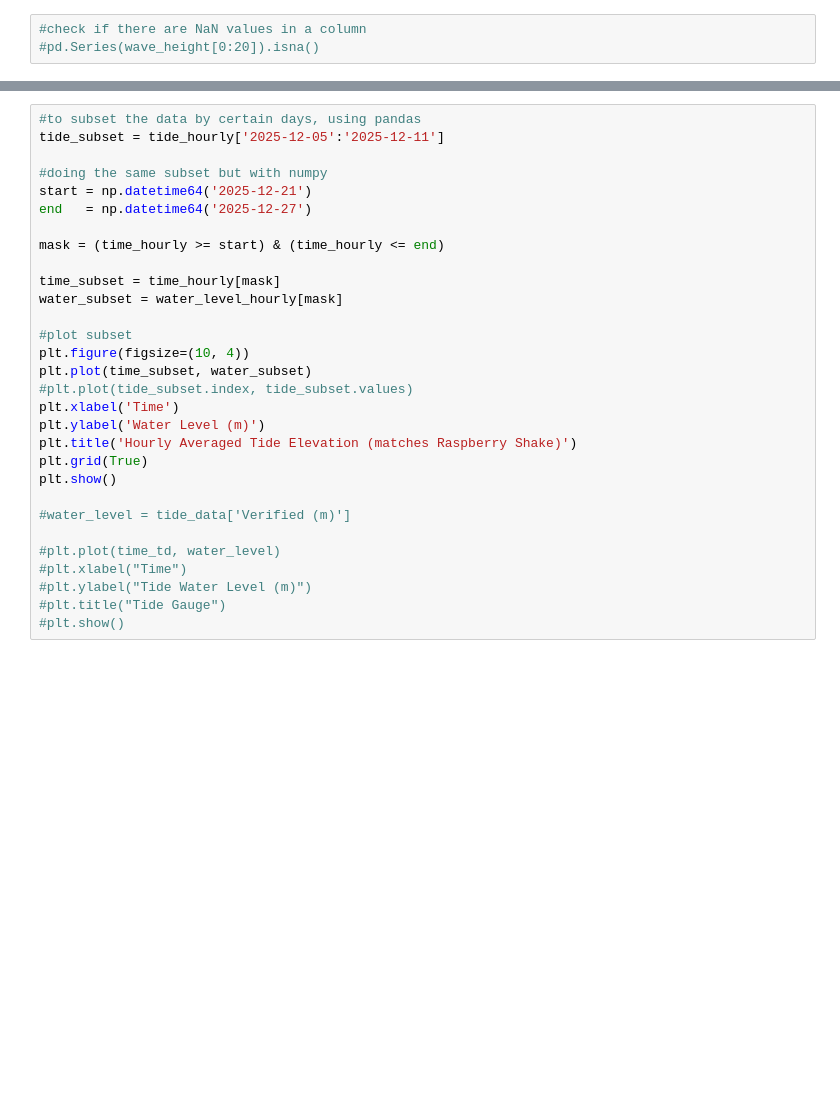
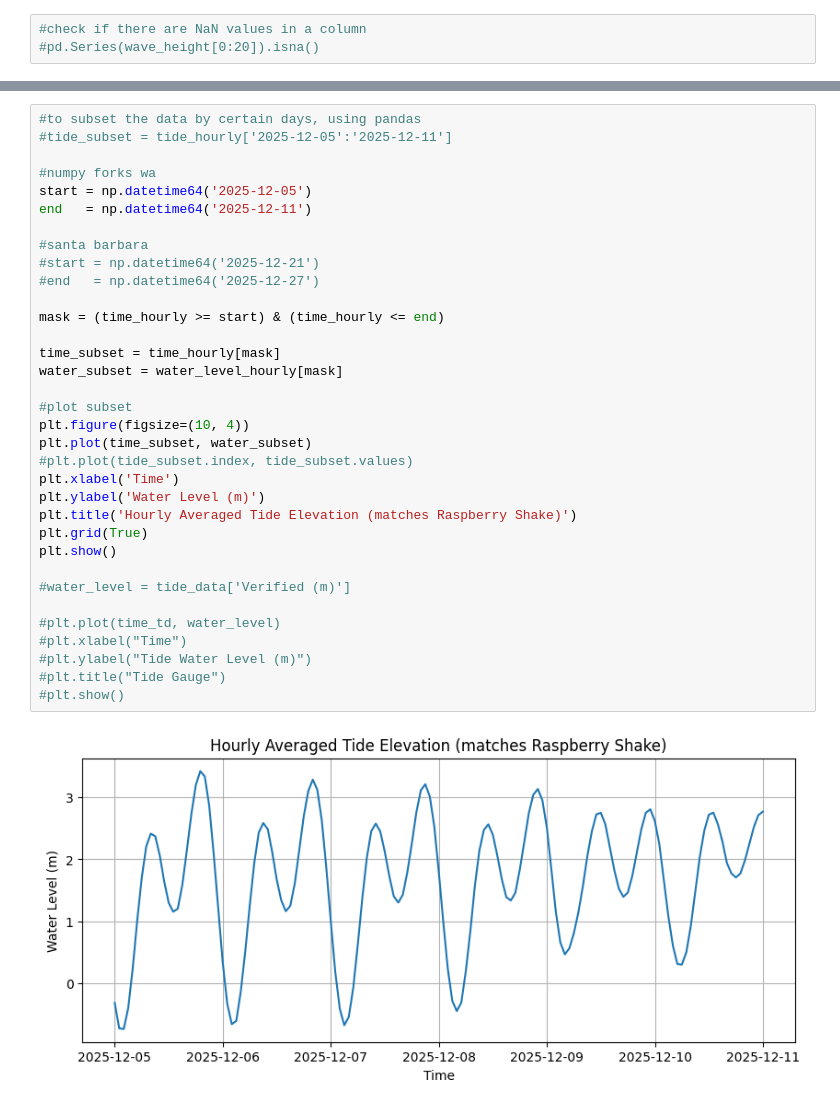
Before and after one commit to nikudarafshi/buoy-tide, a Jupyter notebook: noaa_download.ipynb, the cells around one changed output, grey strips where cells are left out. Saved outputs shown, nothing was run; the diff lists cells and outputs as text; blank space fills up the shorter version.

```diff
--- a/noaa_download.ipynb
+++ b/noaa_download.ipynb
@@ -135,33 +147,39 @@ plt.show()
 # %%
 #to subset the data by certain days, using pandas
-tide_subset = tide_hourly['2025-12-05':'2025-12-11']
+#tide_subset = tide_hourly['2025-12-05':'2025-12-11']
 
-#doing the same subset but with numpy
-start = np.datetime64('2025-12-21')
-end   = np.datetime64('2025-12-27')
+#numpy forks wa
+start = np.datetime64('2025-12-05')
+end   = np.datetime64('2025-12-11')
+
+#santa barbara
+#start = np.datetime64('2025-12-21')
+#end   = np.datetime64('2025-12-27')
 
 mask = (time_hourly >= start) & (time_hourly <= end)
 
 time_subset = time_hourly[mask]
 water_subset = water_level_hourly[mask]
 
 #plot subset
 plt.figure(figsize=(10, 4))
 plt.plot(time_subset, water_subset)
 #plt.plot(tide_subset.index, tide_subset.values)
 plt.xlabel('Time')
 plt.ylabel('Water Level (m)')
 plt.title('Hourly Averaged Tide Elevation (matches Raspberry Shake)')
 plt.grid(True)
 plt.show()
 
 #water_level = tide_data['Verified (m)']
 
 #plt.plot(time_td, water_level)
 #plt.xlabel("Time")
 #plt.ylabel("Tide Water Level (m)")
 #plt.title("Tide Gauge")
 #plt.show()
+# %% [output]
+[figure, added]
 # %%
 time_wd = wind_inland['Date'] + 'T' + wind_inland['Time (GMT)']
 time_wd = pd.to_datetime(time_wd)
```
Also changed, not shown: parts of 14 cells of this notebook.
